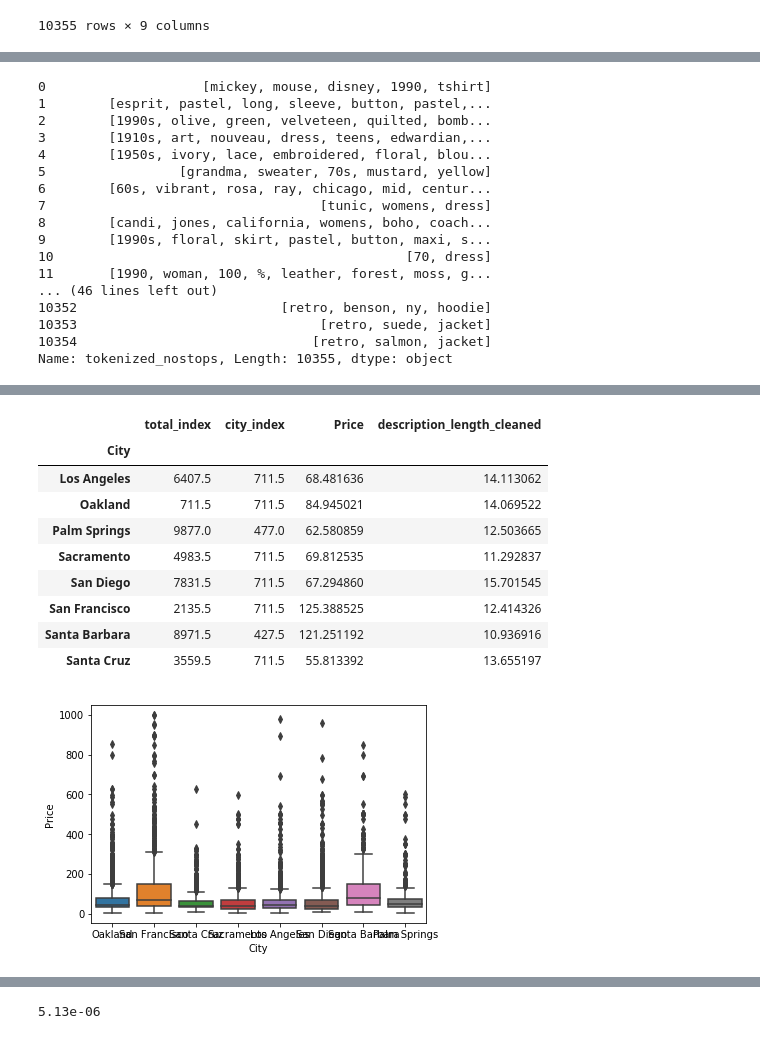
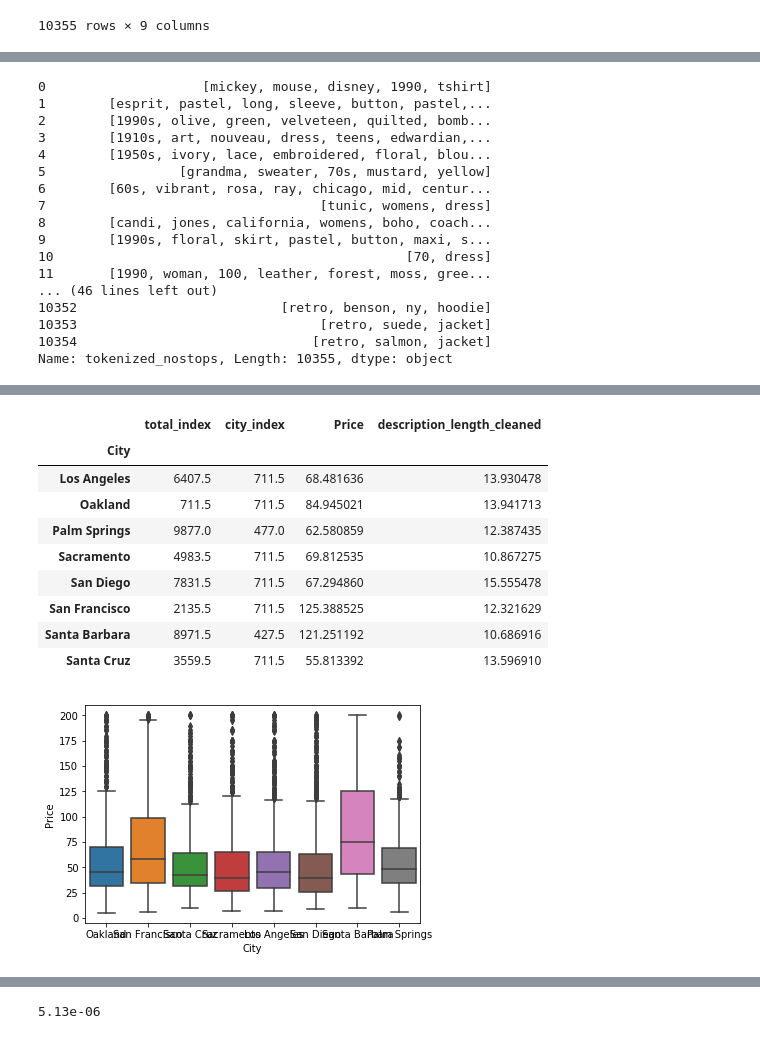
Before and after one commit to szaidman22/Etsy, a Jupyter notebook: etsy_text_analysis_cadata.ipynb, the cells around one changed output, grey strips where cells are left out. Cells and saved outputs as stored; diff of their text form; code cells hidden in the pictures.

```diff
--- a/etsy_text_analysis_cadata.ipynb
+++ b/etsy_text_analysis_cadata.ipynb
@@ -107,7 +107,12 @@ stopwords.append("//")
 stopwords.append("-")
 stopwords.append(";")
 stopwords.append("'s")
-stopwords.append("'")
+stopwords.append('"')
+stopwords.append(",")
+stopwords.append(".")
+stopwords.append("#")
+stopwords.append("*")
+stopwords.append("%")
 def nostops(column):
     return([word for word in column if word not in stopwords])
 # %%
@@ -147,7 +152,7 @@ etsytoken.tokenized_nostops
 8        [candi, jones, california, womens, boho, coach...
 9        [1990s, floral, skirt, pastel, button, maxi, s...
 10                                             [70, dress]
-11       [1990, woman, 100, %, leather, forest, moss, g...
+11       [1990, woman, 100, leather, forest, moss, gree...
 ... (46 lines left out)
 10352                          [retro, benson, ny, hoodie]
 10353                               [retro, suede, jacket]
@@ -173,21 +178,21 @@ groups
 # %% [output]
 |  | total_index | city_index | Price | description_length_cleaned |
 | City |  |  |  |  |
-| Los Angeles | 6407.5 | 711.5 | 68.481636 | 14.113062 |
-| Oakland | 711.5 | 711.5 | 84.945021 | 14.069522 |
-| Palm Springs | 9877.0 | 477.0 | 62.580859 | 12.503665 |
-| Sacramento | 4983.5 | 711.5 | 69.812535 | 11.292837 |
-| San Diego | 7831.5 | 711.5 | 67.294860 | 15.701545 |
-| San Francisco | 2135.5 | 711.5 | 125.388525 | 12.414326 |
-| Santa Barbara | 8971.5 | 427.5 | 121.251192 | 10.936916 |
-| Santa Cruz | 3559.5 | 711.5 | 55.813392 | 13.655197 |
+| Los Angeles | 6407.5 | 711.5 | 68.481636 | 13.930478 |
+| Oakland | 711.5 | 711.5 | 84.945021 | 13.941713 |
+| Palm Springs | 9877.0 | 477.0 | 62.580859 | 12.387435 |
+| Sacramento | 4983.5 | 711.5 | 69.812535 | 10.867275 |
+| San Diego | 7831.5 | 711.5 | 67.294860 | 15.555478 |
+| San Francisco | 2135.5 | 711.5 | 125.388525 | 12.321629 |
+| Santa Barbara | 8971.5 | 427.5 | 121.251192 | 10.686916 |
+| Santa Cruz | 3559.5 | 711.5 | 55.813392 | 13.596910 |
 # %%
 import seaborn as sns
 
-mask = etsytoken.Price <= 1000
+mask = etsytoken.Price <= 200
 ax = sns.boxplot(x="City", y="Price", data=etsytoken[mask])
 # %% [output]
-[figure, old version]
+[figure, new version]
 # %%
 ax = sns.boxplot(x="City", y="description_length_cleaned", data=etsytoken[mask])
 # %% [output]
```
Also changed, not shown: parts of 11 cells of this notebook.
